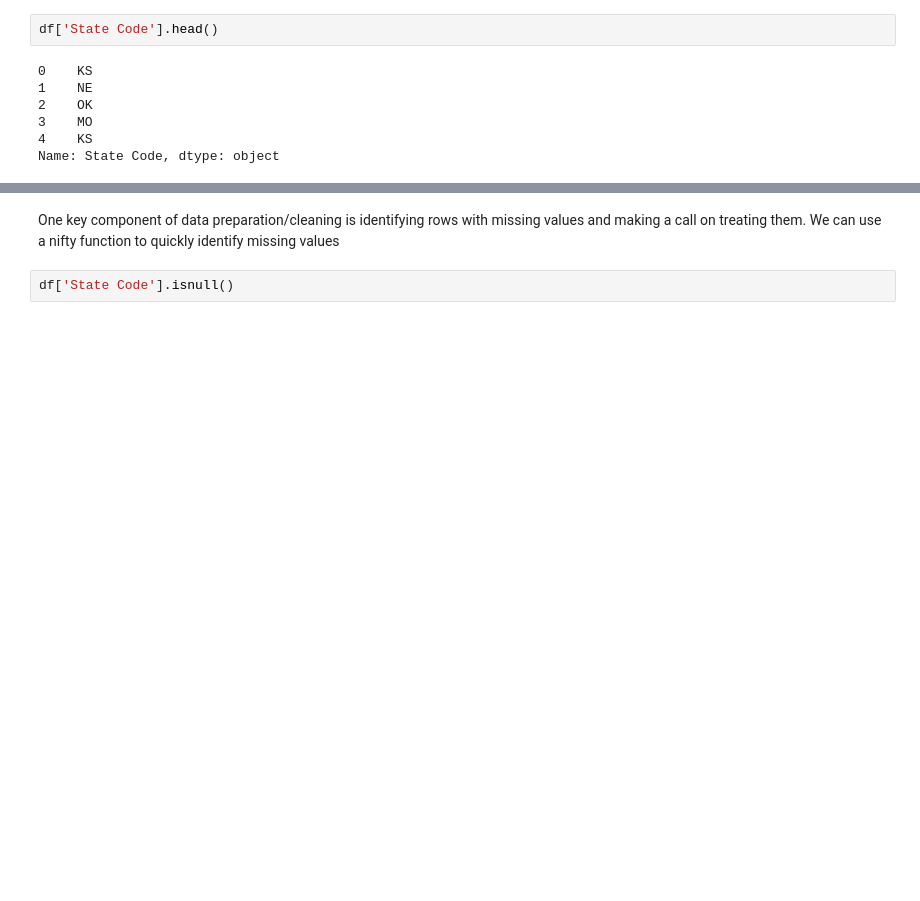
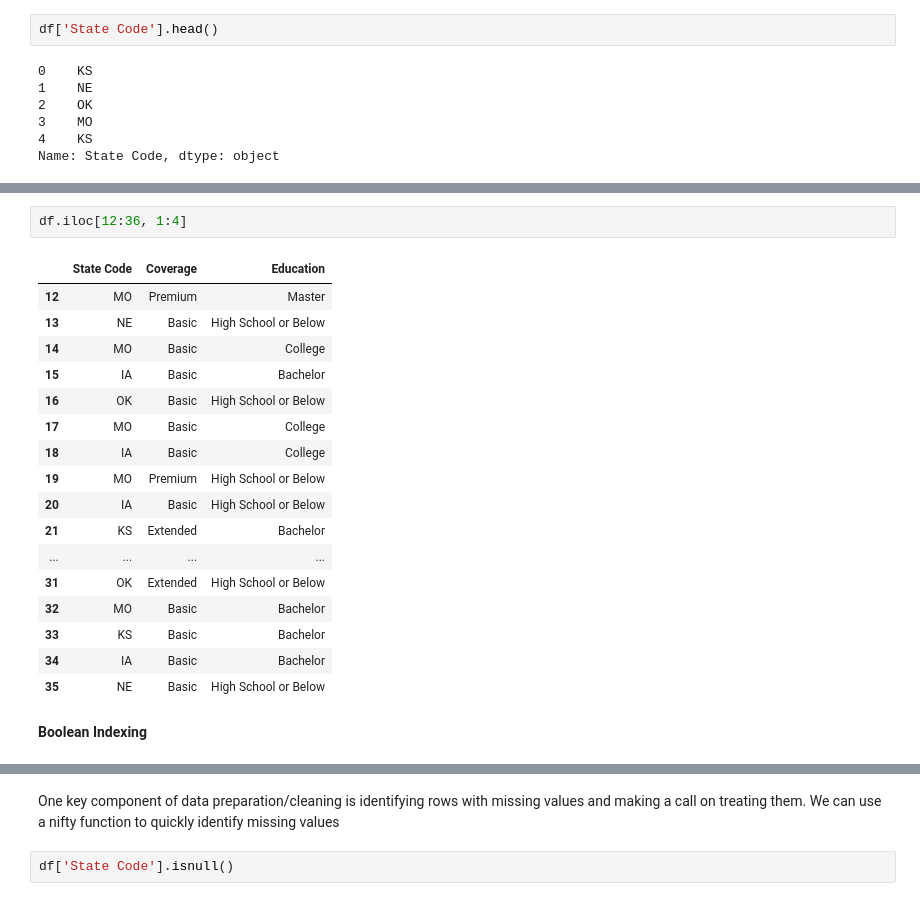
Before and after one commit to penguinpompom/SAS_afternoon_talk, a Jupyter notebook: SAS Python series - Lesson 2.ipynb, the cells around one changed output, grey strips where cells are left out. Cells and saved outputs as stored; diff of their text form; blank space fills up the shorter version.

```diff
--- a/SAS Python series - Lesson 2.ipynb
+++ b/SAS Python series - Lesson 2.ipynb
@@ -82,0 +177,22 @@ Name: State Code, dtype: object
+# %%
+df.iloc[12:36, 1:4]
+# %% [output]
+|  | State Code | Coverage | Education |
+| 12 | MO | Premium | Master |
+| 13 | NE | Basic | High School or Below |
+| 14 | MO | Basic | College |
+| 15 | IA | Basic | Bachelor |
+| 16 | OK | Basic | High School or Below |
+| 17 | MO | Basic | College |
+| 18 | IA | Basic | College |
+| 19 | MO | Premium | High School or Below |
+| 20 | IA | Basic | High School or Below |
+| 21 | KS | Extended | Bachelor |
+| ... | ... | ... | ... |
+| 31 | OK | Extended | High School or Below |
+| 32 | MO | Basic | Bachelor |
+| 33 | KS | Basic | Bachelor |
+| 34 | IA | Basic | Bachelor |
+| 35 | NE | Basic | High School or Below |
+# %% [markdown]
+__Boolean Indexing__
```
Also changed, not shown: parts of 58 cells of this notebook.
